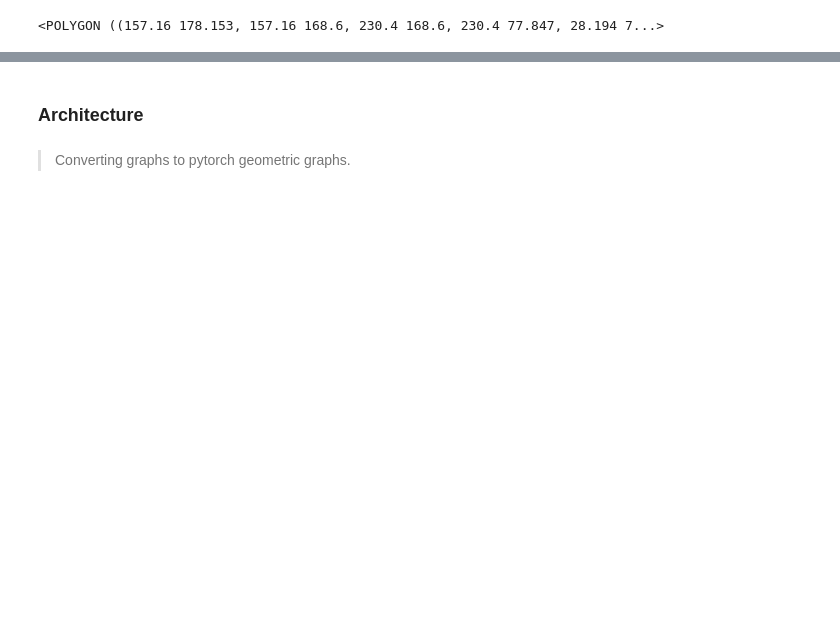
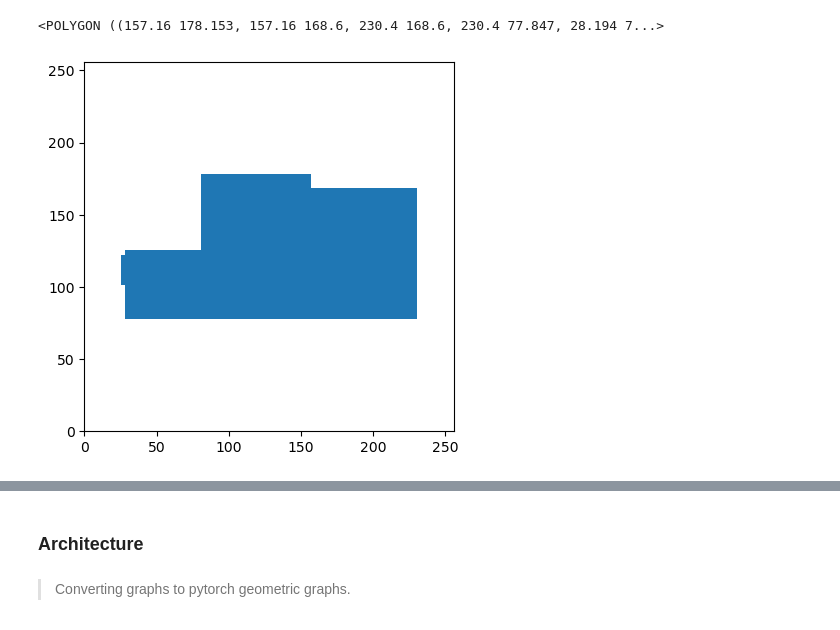
Before and after one commit to mo7amed7assan1911/Floor_Plan_Generation_using_GNNs, a Jupyter notebook: User_constrains_to_floor_plan.ipynb, the cells around one changed output, grey strips where cells are left out. Drawn from its saved outputs; the diff is of its cells as text; code cells hidden in the pictures; blank space fills up the shorter version.

Commit message:
Scale the whole input from the user. As the RPlan scaled based on the area of the whole floor plan.

```diff
--- a/User_constrains_to_floor_plan.ipynb
+++ b/User_constrains_to_floor_plan.ipynb
@@ -279,9 +307,15 @@ front_door = shapely.wkt.loads(front_door_wkt)
 # plotting the boundary as polygon.
 import shapely.affinity as aff
 
-boundary   = scale(boundary)
-front_door = scale(front_door)
+boundary_1   = scale(boundary)
+front_door_1 = scale(front_door)
 
-boundary | front_door
+boundary_1 | front_door_1
 # %% [output]
 <POLYGON ((157.16 178.153, 157.16 168.6, 230.4 168.6, 230.4 77.847, 28.194 7...>
+# %%
+gpd.GeoSeries([boundary_1, front_door_1]).plot();
+plt.xlim(0, 256);
+plt.ylim(0, 256);
+# %% [output]
+[figure, added]
```
Also changed, not shown: parts of 12 cells of this notebook, 1 other file.
